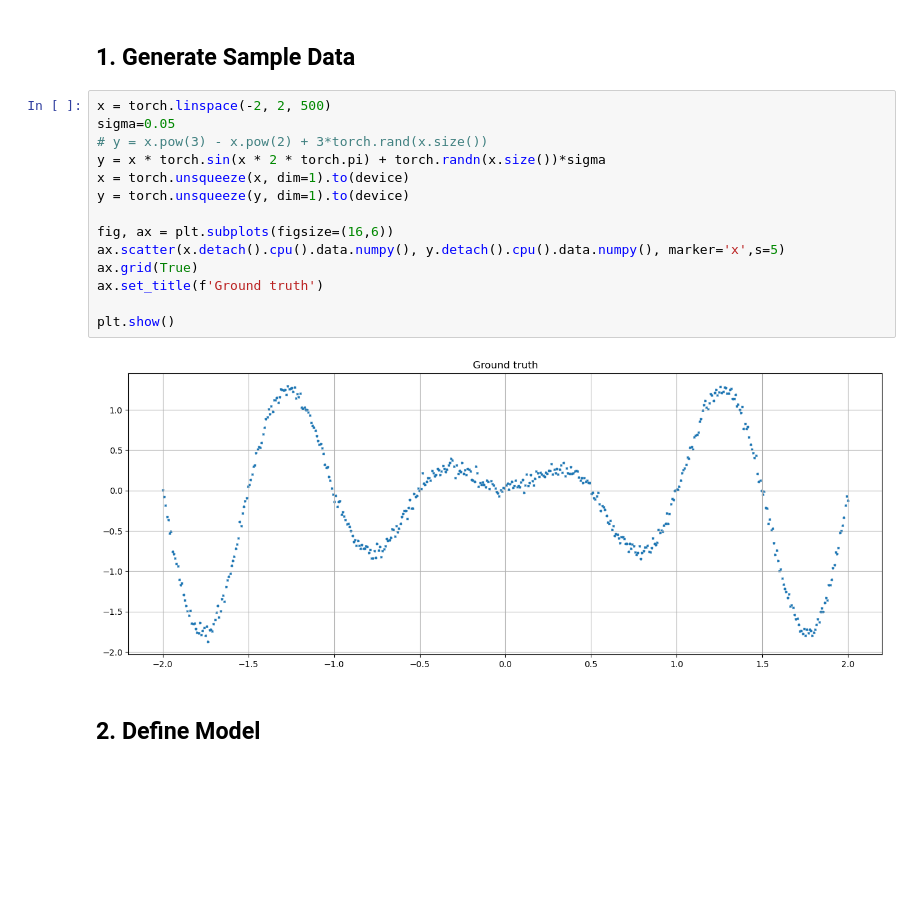
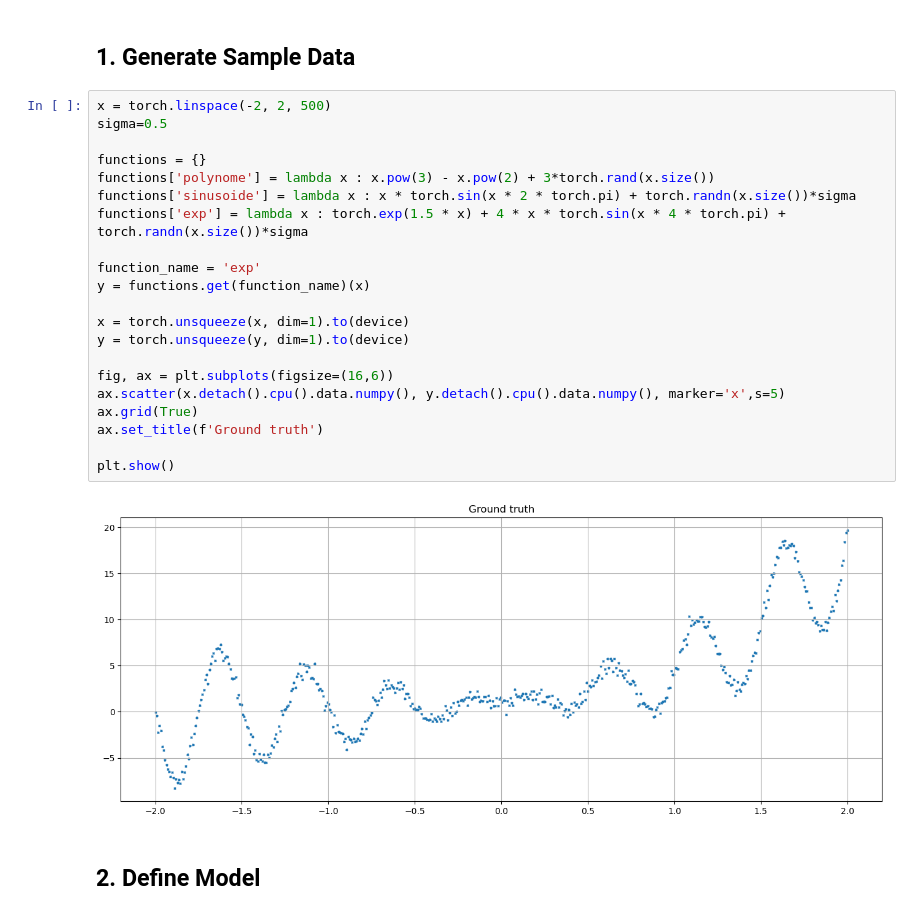
Before and after one commit to BenjaminDeporte/Bayesian_NN, a Jupyter notebook: BNN_Toy.ipynb, the cells around one changed output. Drawn from its saved outputs; the diff is of its cells as text; blank space fills up the shorter version.

```diff
--- a/BNN_Toy.ipynb
+++ b/BNN_Toy.ipynb
@@ -259,20 +259,27 @@ def bnn_rec_loss(y, x, model, K=3):
 ## 1. Generate Sample Data
 # %%
 x = torch.linspace(-2, 2, 500)
-sigma=0.05
-# y = x.pow(3) - x.pow(2) + 3*torch.rand(x.size())
-y = x * torch.sin(x * 2 * torch.pi) + torch.randn(x.size())*sigma
+sigma=0.5
+
+functions = {}
+functions['polynome'] = lambda x : x.pow(3) - x.pow(2) + 3*torch.rand(x.size())
+functions['sinusoide'] = lambda x : x * torch.sin(x * 2 * torch.pi) + torch.randn(x.size())*sigma
+functions['exp'] = lambda x : torch.exp(1.5 * x) + 4 * x * torch.sin(x * 4 * torch.pi) + torch.randn(x.size())*sigma
+
+function_name = 'exp'
+y = functions.get(function_name)(x)
+
 x = torch.unsqueeze(x, dim=1).to(device)
 y = torch.unsqueeze(y, dim=1).to(device)
 
 fig, ax = plt.subplots(figsize=(16,6))
 ax.scatter(x.detach().cpu().data.numpy(), y.detach().cpu().data.numpy(), marker='x',s=5)
 ax.grid(True)
 ax.set_title(f'Ground truth')
 
 plt.show()
 # %% [output]
-[figure, old version]
+[figure, new version]
 # %% [markdown]
 ## 2. Define Model
 # %%
```
Also changed, not shown: parts of 10 cells of this notebook, 2 other files.
